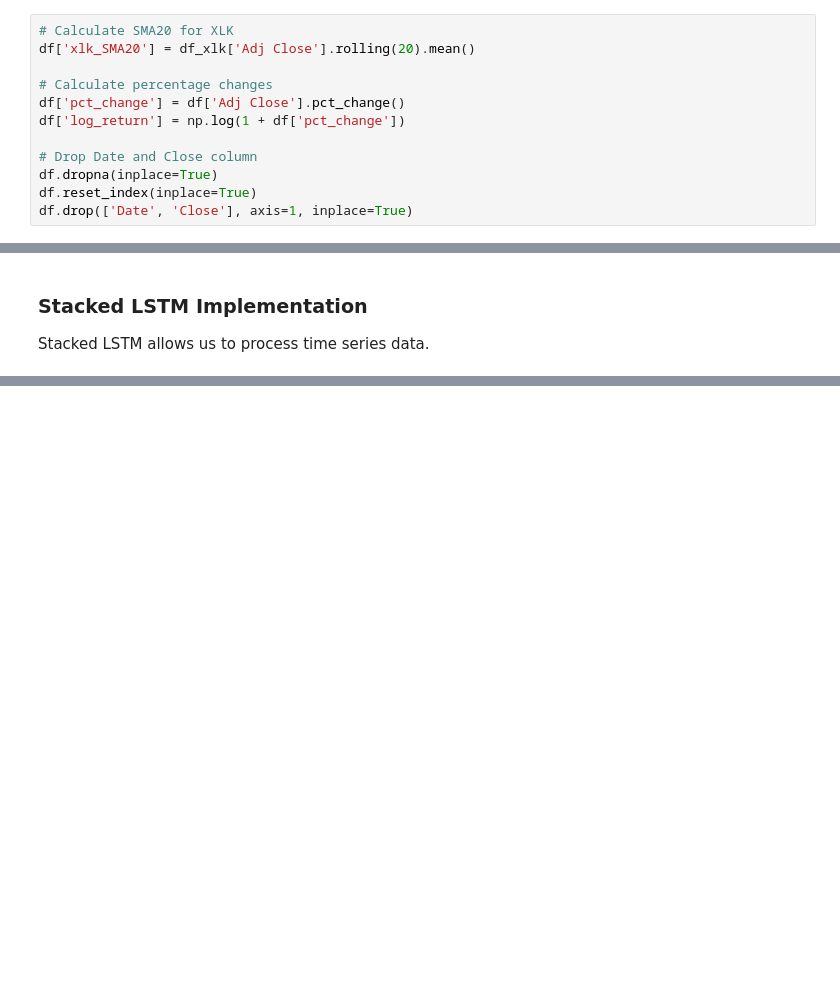
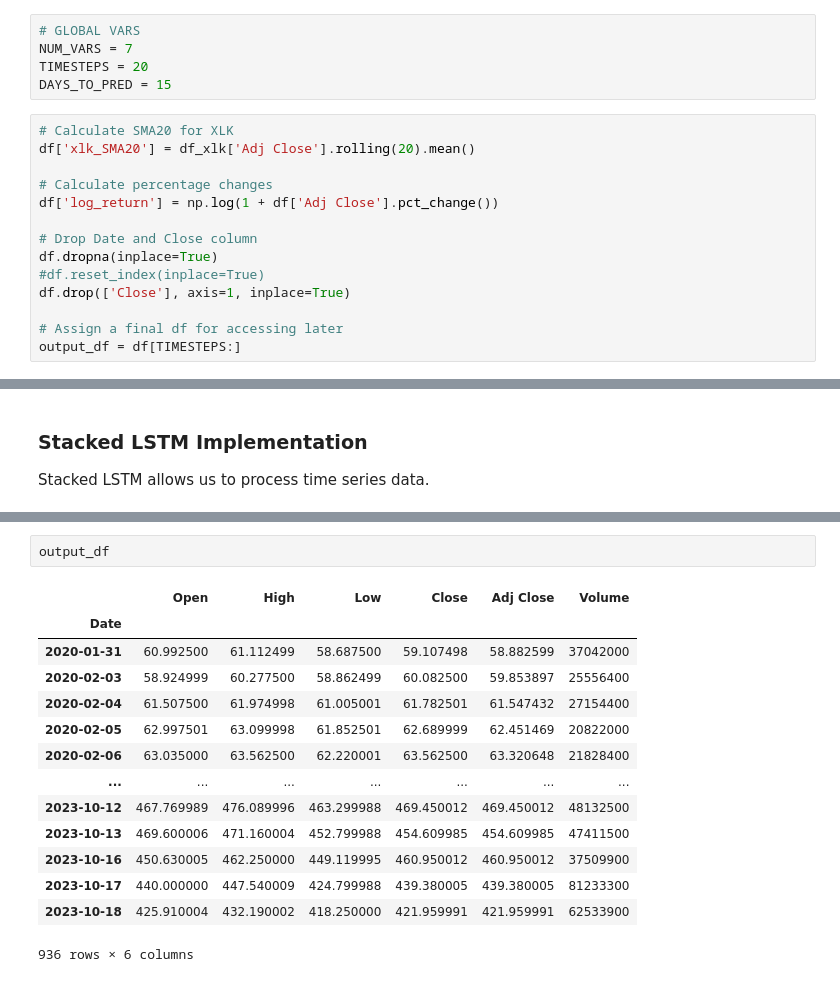
Before and after one commit to raageth/stock-price-prediction, a Jupyter notebook: impl.ipynb, the cells around one changed output, grey strips where cells are left out. Cells and saved outputs as stored; diff of their text form; blank space fills up the shorter version.

```diff
--- a/impl.ipynb
+++ b/impl.ipynb
@@ -45,12 +43,19 @@ Index funds are indicators of the general performance of the sector. For this ca
+# %%
+# GLOBAL VARS
+NUM_VARS = 7
+TIMESTEPS = 20
+DAYS_TO_PRED = 15
 # %%
 # Calculate SMA20 for XLK
 df['xlk_SMA20'] = df_xlk['Adj Close'].rolling(20).mean()
 
 # Calculate percentage changes
-df['pct_change'] = df['Adj Close'].pct_change()
-df['log_return'] = np.log(1 + df['pct_change'])
+df['log_return'] = np.log(1 + df['Adj Close'].pct_change())
 
 # Drop Date and Close column
 df.dropna(inplace=True)
-df.reset_index(inplace=True)
-df.drop(['Date', 'Close'], axis=1, inplace=True)
+#df.reset_index(inplace=True)
+df.drop(['Close'], axis=1, inplace=True)
+
+# Assign a final df for accessing later
+output_df = df[TIMESTEPS:]
@@ -150,0 +318,17 @@ ValueError: in user code:
+# %%
+output_df
+# %% [output]
+|  | Open | High | Low | Close | Adj Close | Volume |
+| Date |  |  |  |  |  |  |
+| 2020-01-31 | 60.992500 | 61.112499 | 58.687500 | 59.107498 | 58.882599 | 37042000 |
+| 2020-02-03 | 58.924999 | 60.277500 | 58.862499 | 60.082500 | 59.853897 | 25556400 |
+| 2020-02-04 | 61.507500 | 61.974998 | 61.005001 | 61.782501 | 61.547432 | 27154400 |
+| 2020-02-05 | 62.997501 | 63.099998 | 61.852501 | 62.689999 | 62.451469 | 20822000 |
+| 2020-02-06 | 63.035000 | 63.562500 | 62.220001 | 63.562500 | 63.320648 | 21828400 |
+| ... | ... | ... | ... | ... | ... | ... |
+| 2023-10-12 | 467.769989 | 476.089996 | 463.299988 | 469.450012 | 469.450012 | 48132500 |
+| 2023-10-13 | 469.600006 | 471.160004 | 452.799988 | 454.609985 | 454.609985 | 47411500 |
+| 2023-10-16 | 450.630005 | 462.250000 | 449.119995 | 460.950012 | 460.950012 | 37509900 |
+| 2023-10-17 | 440.000000 | 447.540009 | 424.799988 | 439.380005 | 439.380005 | 81233300 |
+| 2023-10-18 | 425.910004 | 432.190002 | 418.250000 | 421.959991 | 421.959991 | 62533900 |
+936 rows × 6 columns
```
Also changed, not shown: parts of 26 cells of this notebook.
